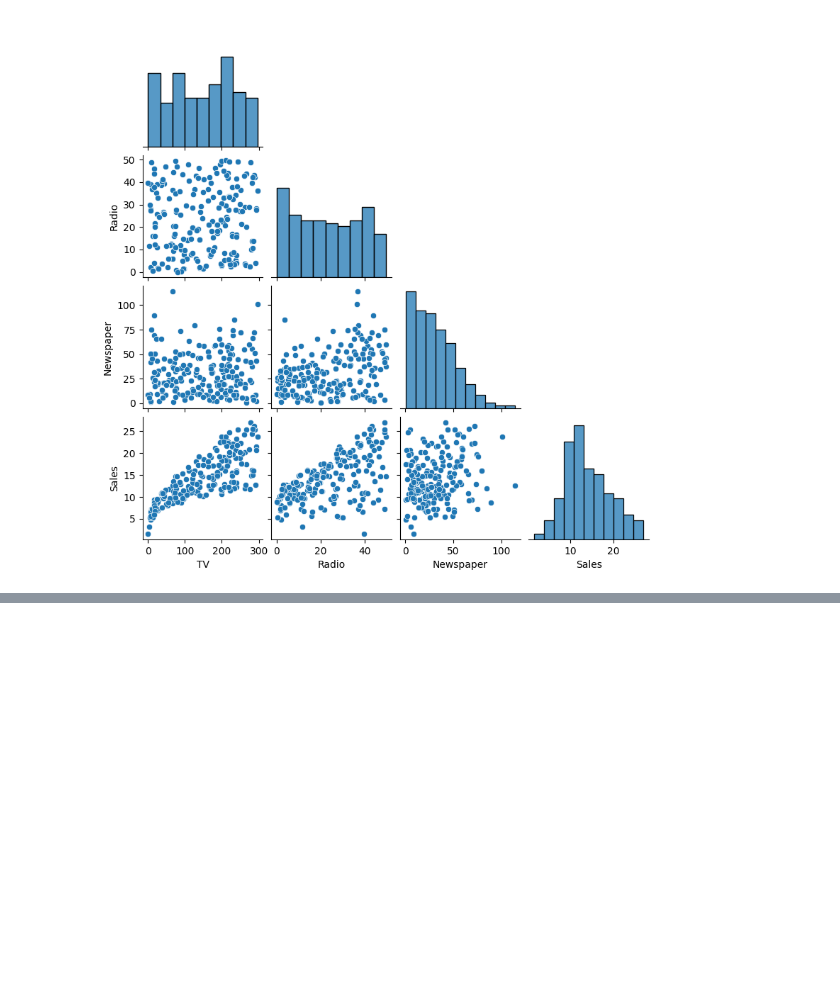
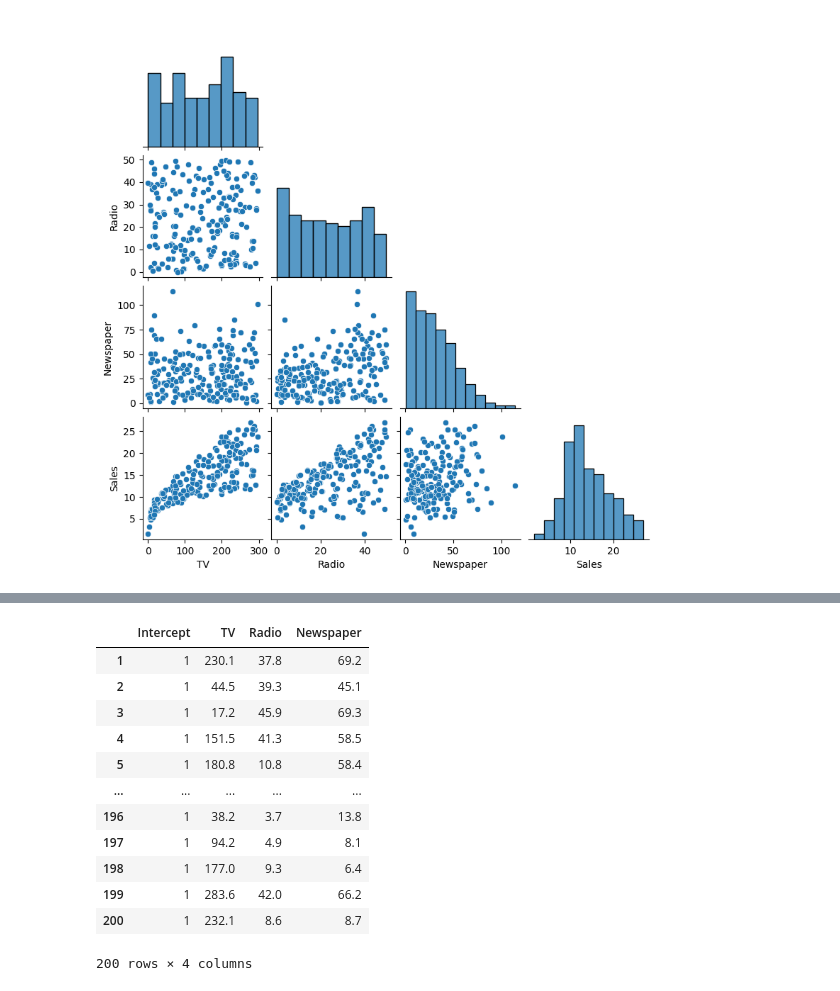
Before and after one commit to Razjoh/Machine-learning-Rasmus-Johansson, a Jupyter notebook: Code-along/L0-Linear_regression.ipynb, the cells around one changed output, grey strips where cells are left out. Drawn from its saved outputs; the diff is of its cells as text; code cells hidden in the pictures; blank space fills up the shorter version.

```diff
--- a/Code-along/L0-Linear_regression.ipynb
+++ b/Code-along/L0-Linear_regression.ipynb
@@ -59,0 +106,3 @@ ax = sns.pairplot(data=df, height=2, corner=True)
+# %%
+x, y = df.drop("Sales", axis="columns"), df["Sales"]
+x, y
@@ -59,0 +127,17 @@ ax = sns.pairplot(data=df, height=2, corner=True)
+# %%
+x.insert(0, "Intercept", 1)
+x
+# %% [output]
+|  | Intercept | TV | Radio | Newspaper |
+| 1 | 1 | 230.1 | 37.8 | 69.2 |
+| 2 | 1 | 44.5 | 39.3 | 45.1 |
+| 3 | 1 | 17.2 | 45.9 | 69.3 |
+| 4 | 1 | 151.5 | 41.3 | 58.5 |
+| 5 | 1 | 180.8 | 10.8 | 58.4 |
+| ... | ... | ... | ... | ... |
+| 196 | 1 | 38.2 | 3.7 | 13.8 |
+| 197 | 1 | 94.2 | 4.9 | 8.1 |
+| 198 | 1 | 177.0 | 9.3 | 6.4 |
+| 199 | 1 | 283.6 | 42.0 | 66.2 |
+| 200 | 1 | 232.1 | 8.6 | 8.7 |
+200 rows × 4 columns
```
Also changed, not shown: parts of 13 cells of this notebook.
